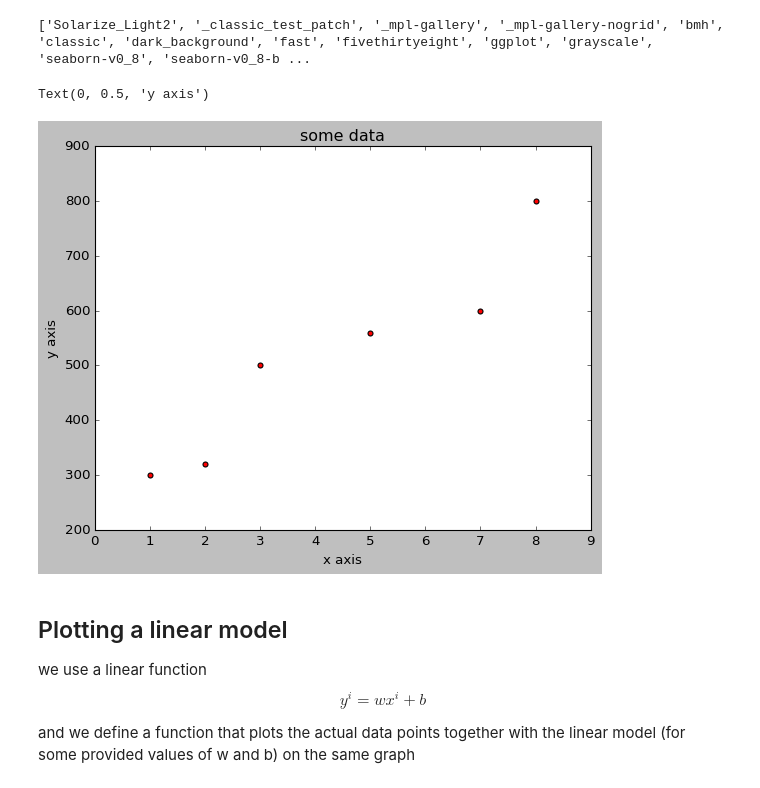
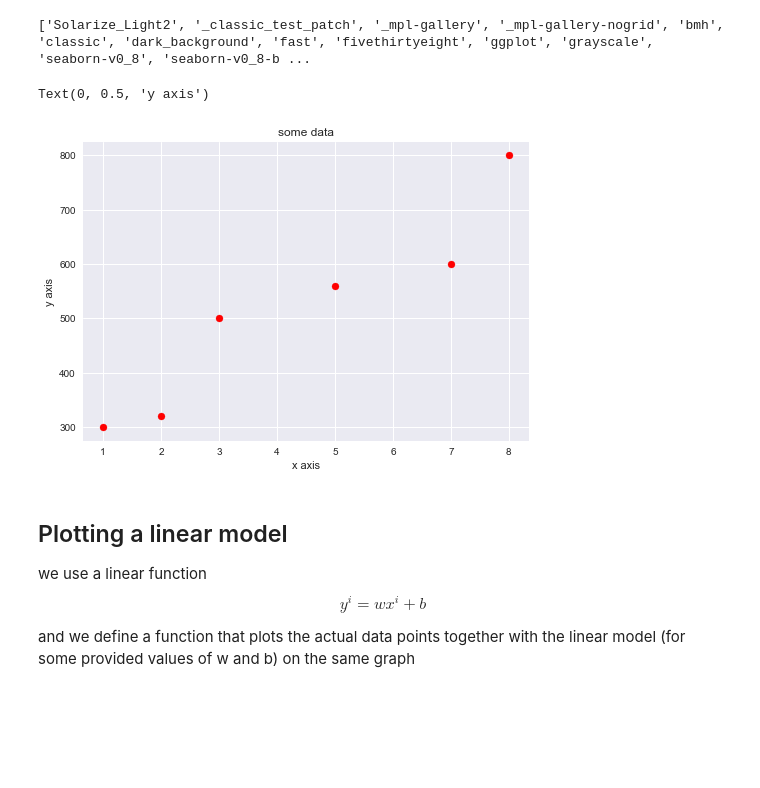
Before and after one commit to acnard/dl-ai-machine-learning, a Jupyter notebook: week1_test.ipynb, the cells around one changed output. Saved outputs shown, nothing was run; the diff lists cells and outputs as text; code cells hidden in the pictures; blank space fills up the shorter version.

```diff
--- a/week1_test.ipynb
+++ b/week1_test.ipynb
@@ -43,16 +43,16 @@ print(plt.style.available)
 ['Solarize_Light2', '_classic_test_patch', '_mpl-gallery', '_mpl-gallery-nogrid', 'bmh', 'classic', 'dark_background', 'fast', 'fivethirtyeight', 'ggplot', 'grayscale', 'seaborn-v0_8', 'seaborn-v0_8-b ...
 # %%
 # now we can pick a style and use it with this comand
-plt.style.use('classic')
+plt.style.use('seaborn-v0_8')
 
 # and then repeat the plot to see how it looks
 plt.scatter(x_train, y_train, marker='o', c='r')
 plt.title("some data")
 plt.xlabel("x axis")
 plt.ylabel("y axis")
 # %% [output]
 Text(0, 0.5, 'y axis')
-[figure, old version]
+[figure, new version]
 # %% [markdown]
 ## Plotting a linear model
 
```
Also changed, not shown: parts of 3 cells of this notebook.
